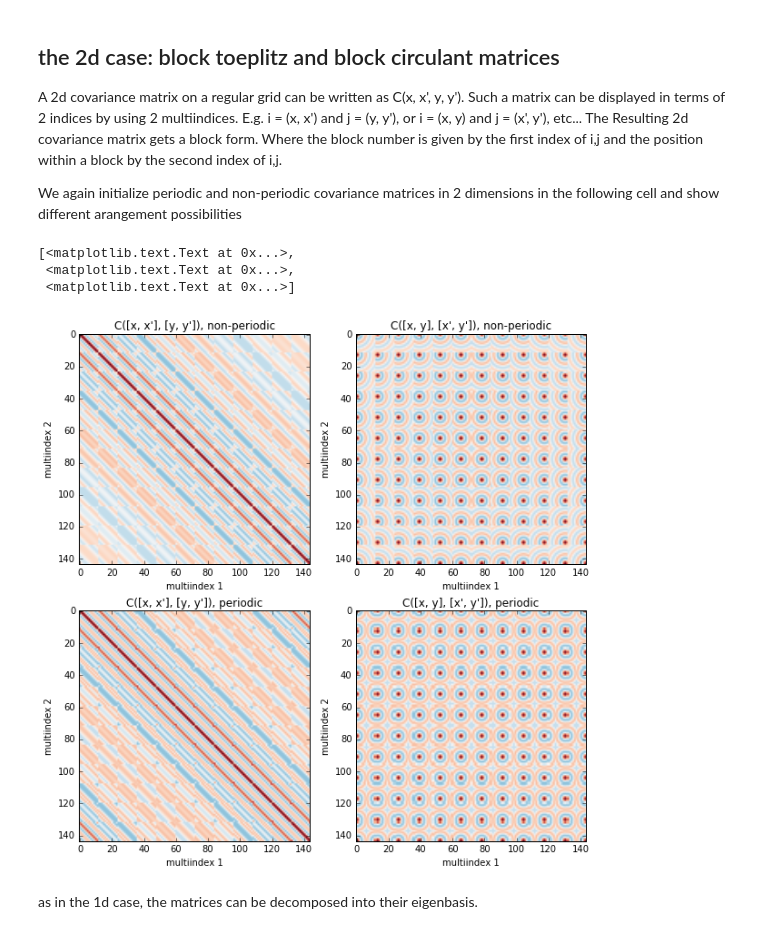
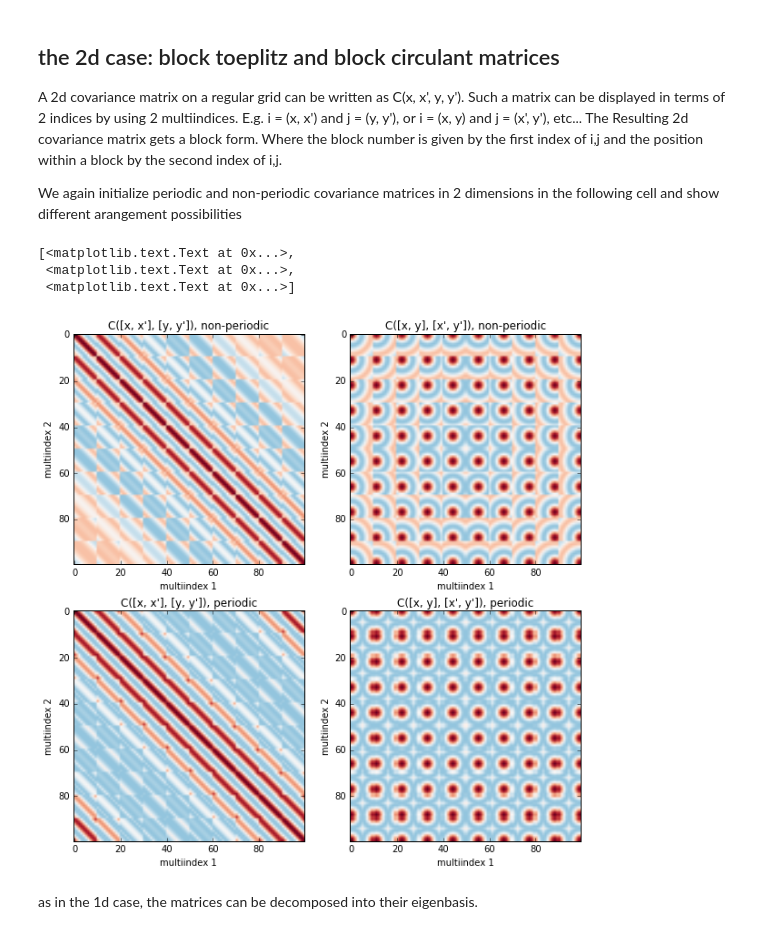
Before and after one commit to MMesch/toeplitz_spectrum, a Jupyter notebook: toeplitz_spectrum.ipynb, the cells around one changed output. Drawn from its saved outputs; the diff is of its cells as text; code cells hidden in the pictures.

```diff
--- a/toeplitz_spectrum.ipynb
+++ b/toeplitz_spectrum.ipynb
@@ -28,8 +28,8 @@ def get_1dcovariance_matrix(nx, frequency, boundary=None):
     return covariance
 
 # get covariance matrices
-nx = 100
-frequency = 70
+nx = 40
+frequency = 20
 covariance = get_1dcovariance_matrix(nx, frequency)
 evals, evecs = np.linalg.eigh(covariance)
 
@@ -185,37 +185,37 @@ def get_2dcovariance_matrix(nx, ny, frequency, boundary=None):
         iwrapy = dys > width/2.
         dys[iwrapy] = width - dys[iwrapy]
     distances = np.sqrt(dxs**2 + dys**2).reshape(nx * ny, nx * ny)
     covariance = jn(0, frequency * distances)
     return covariance
 
 # get covariance matrices
-nx = 12
-ny = 12
+nx = 10
+ny = 10
 npts = nx * ny
-frequency = 15
+frequency = 8
 covariance2d = get_2dcovariance_matrix(nx, ny, frequency)
 covariance2d_new = covariance2d.reshape(nx, nx, ny, ny).transpose((0, 2, 1, 3)).reshape(nx * nx, ny * ny)
 
 covariance_circ2d = get_2dcovariance_matrix(nx, ny, frequency, boundary='periodic')
 covariance_circ2d_new = covariance_circ2d.reshape(nx, ny, nx, ny).transpose((0, 2, 1, 3)).reshape(nx * nx, ny * ny)
 
 # plot non-periodic covariance matrix and its eigenvalues/vectors
 fig, axes = plt.subplots(2, 2, figsize=(10, 10))
 axes[0, 0].imshow(covariance2d, norm=norm_bessel, cmap='RdBu_r')
 axes[0, 0].set(title="C([x, x'], [y, y']), non-periodic", xlabel='multiindex 1', ylabel='multiindex 2')
 axes[0, 1].imshow(covariance2d_new, norm=norm_bessel, cmap='RdBu_r')
 axes[0, 1].set(title="C([x, y], [x', y']), non-periodic", xlabel='multiindex 1', ylabel='multiindex 2')
 
 # plot periodic covariance matrix and its eigenvalues/vectors
 axes[1, 0].imshow(covariance_circ2d, norm=norm_bessel, cmap='RdBu_r')
 axes[1, 0].set(title="C([x, x'], [y, y']), periodic", xlabel='multiindex 1', ylabel='multiindex 2')
 axes[1, 1].imshow(covariance_circ2d_new, norm=norm_bessel, cmap='RdBu_r')
 axes[1, 1].set(title="C([x, y], [x', y']), periodic", xlabel='multiindex 1', ylabel='multiindex 2')
 # %% [output]
 [<matplotlib.text.Text at 0x...>,
  <matplotlib.text.Text at 0x...>,
  <matplotlib.text.Text at 0x...>]
-[figure, old version]
+[figure, new version]
 # %% [markdown]
 as in the 1d case, the matrices can be decomposed into their eigenbasis.
 # %%
```
Also changed, not shown: parts of 8 cells of this notebook.
